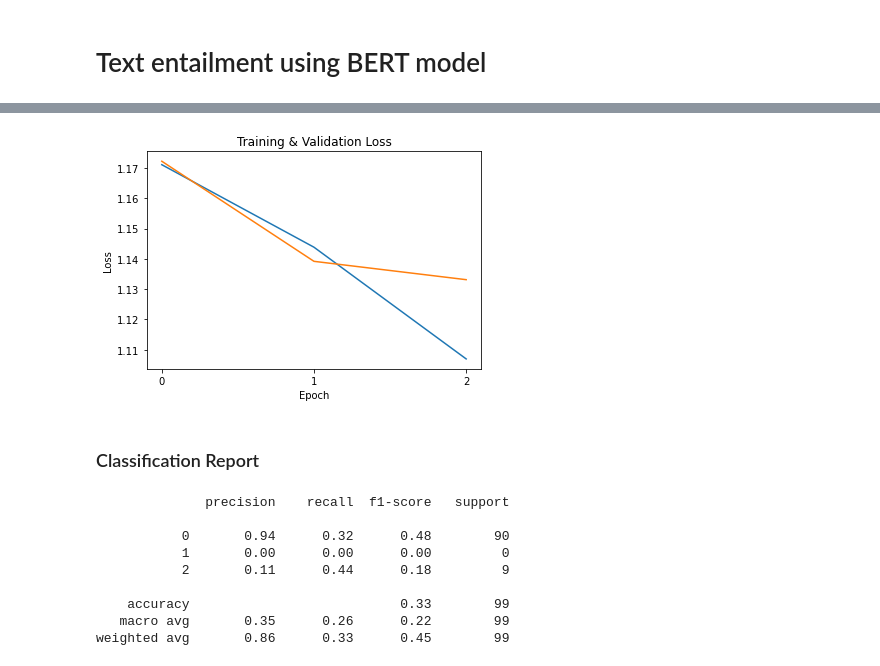
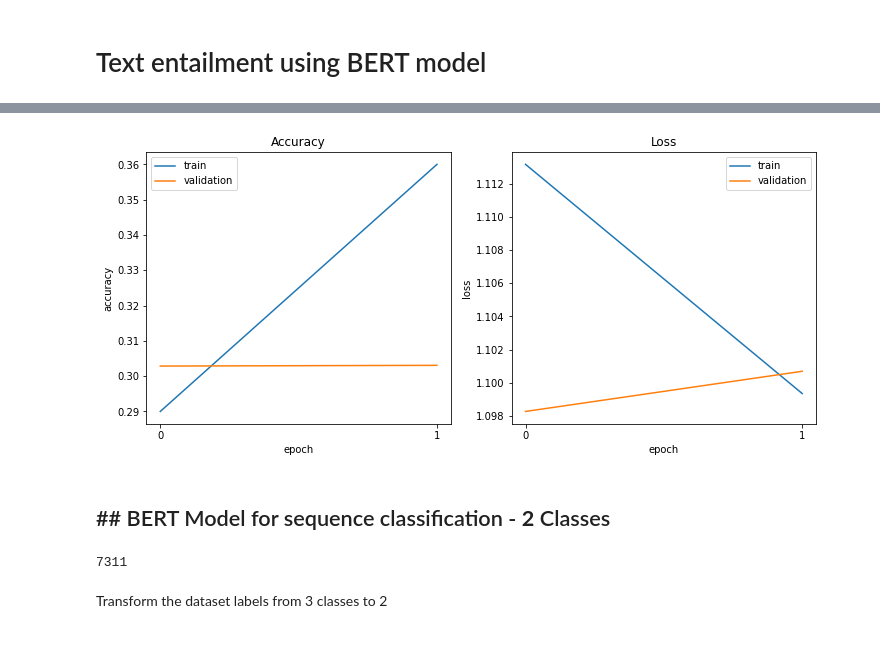
Before and after one commit to eliranshemtov/recognizing-textual-entailment, a Jupyter notebook: notebook.ipynb, the cells around one changed output, grey strips where cells are left out. Cells and saved outputs as stored; diff of their text form; code cells hidden in the pictures.

Commit message:
Refactoring & add model for 2 classes

```diff
--- a/notebook.ipynb
+++ b/notebook.ipynb
@@ -21,13 +30,17 @@ from torch.utils.data import Dataset, DataLoader, RandomSampler, SequentialSampl
 from transformers import BertTokenizer, BertForSequenceClassification, AdamW
 # %%
 MODEL_VERSION = 1.0
+MODEL_VERSION2 = 1.0
 MODEL_PATH = f'./saved_model/{MODEL_VERSION}'
+MODEL_PATH2 = f'./saved_model2/{MODEL_VERSION2}'
 MODEL_HISTORY_PATH = f'{MODEL_PATH}/history.csv'
+MODEL_HISTORY_PATH2 = f'{MODEL_PATH2}/history.csv'
 
 DATASET_URL = 'https://nlp.stanford.edu/projects/snli/snli_1.0.zip'
 DATASET_DIR_PATH = './data'
 DATASET_NAME = 'snli_1.0'
 DATASET_DOWNLOAD_PATH = f'{DATASET_DIR_PATH}/{DATASET_NAME}.zip'
+
 DATA_DEV = f'{DATASET_DIR_PATH}/{DATASET_NAME}/snli_1.0_dev.txt'
 DATA_TEST = f'{DATASET_DIR_PATH}/{DATASET_NAME}/snli_1.0_test.txt'
 DATA_TRAIN = f'{DATASET_DIR_PATH}/{DATASET_NAME}/snli_1.0_train.txt'
@@ -35,6 +48,8 @@ DATA_TOKENIZE_DEV = f'{DATASET_DIR_PATH}/{DATASET_NAME}/snli_1.0_tokenize_dev_.p
 DATA_TOKENIZE_TEST = f'{DATASET_DIR_PATH}/{DATASET_NAME}/snli_1.0_tokenize_test.pkl'
 DATA_TOKENIZE_TRAIN = f'{DATASET_DIR_PATH}/{DATASET_NAME}/snli_1.0_tokenize_train.pkl'
 
-BATCH_SIZE = 50
+MAX_EPOCH = 3
+BATCH_SIZE = 32
 
 LABELS = {'neutral': 0, 'contradiction': 1, 'entailment': 2}
+LABELS2 = {'neutral': 0, 'contradiction': 0, 'entailment': 1}
@@ -277,27 +405,32 @@ KeyboardInterrupt:
-# %%
-plt.plot(history['training_loss'], label='Training')
-plt.plot(history['validation_loss'], label='Validation')
-plt.title('Training & Validation Loss')
-plt.xlabel('Epoch')
-plt.xticks(range(max_epoch))
-plt.ylabel('Loss')
-plt.show()
-# %% [output]
-[figure, removed]
-# %% [markdown]
-### Classification Report
-# %%
-all_prediction = np.concatenate(prediction)
-all_true_labels = np.concatenate(true_labeles)
-
-print(classification_report(all_prediction, all_true_labels, labels=np.unique(all_true_labels), zero_division=0))
-# %% [output]
-              precision    recall  f1-score   support
-
-           0       0.94      0.32      0.48        90
-           1       0.00      0.00      0.00         0
-           2       0.11      0.44      0.18         9
-
-    accuracy                           0.33        99
-   macro avg       0.35      0.26      0.22        99
-weighted avg       0.86      0.33      0.45        99
+# %%
+def plot_accuracy_and_loss_graphs(history: pd.DataFrame):
+    plt.figure(figsize=(12,5))
+    plt.subplot(1,2,1)
+    plt.plot(history['training_accuracy'])
+    plt.plot(history['validation_accuracy'])
+    plt.title("Accuracy")
+    plt.xlabel('epoch')
+    plt.xticks(range(MAX_EPOCH))
+    plt.ylabel('accuracy')
+    plt.legend(['train','validation'])
+
+    plt.subplot(1,2,2)
+    plt.plot(history['training_loss'])
+    plt.plot(history['validation_loss'])
+    plt.title("Loss")
+    plt.xlabel('epoch')
+    plt.xticks(range(MAX_EPOCH))
+    plt.ylabel('loss')
+    plt.legend(['train','validation'])
+
+    plt.show()
+# %%
+plot_accuracy_and_loss_graphs(history)
+# %% [output]
+[figure, added]
+# %% [markdown]
+## ## BERT Model for sequence classification - **2** Classes
+# %%
+gc.collect()
+# %% [output]
+7311
@@ -303,0 +441,2 @@ weighted avg       0.86      0.33      0.45        99
+# %% [markdown]
+Transform the dataset labels from 3 classes to 2
```
Also changed, not shown: parts of 44 cells of this notebook.
